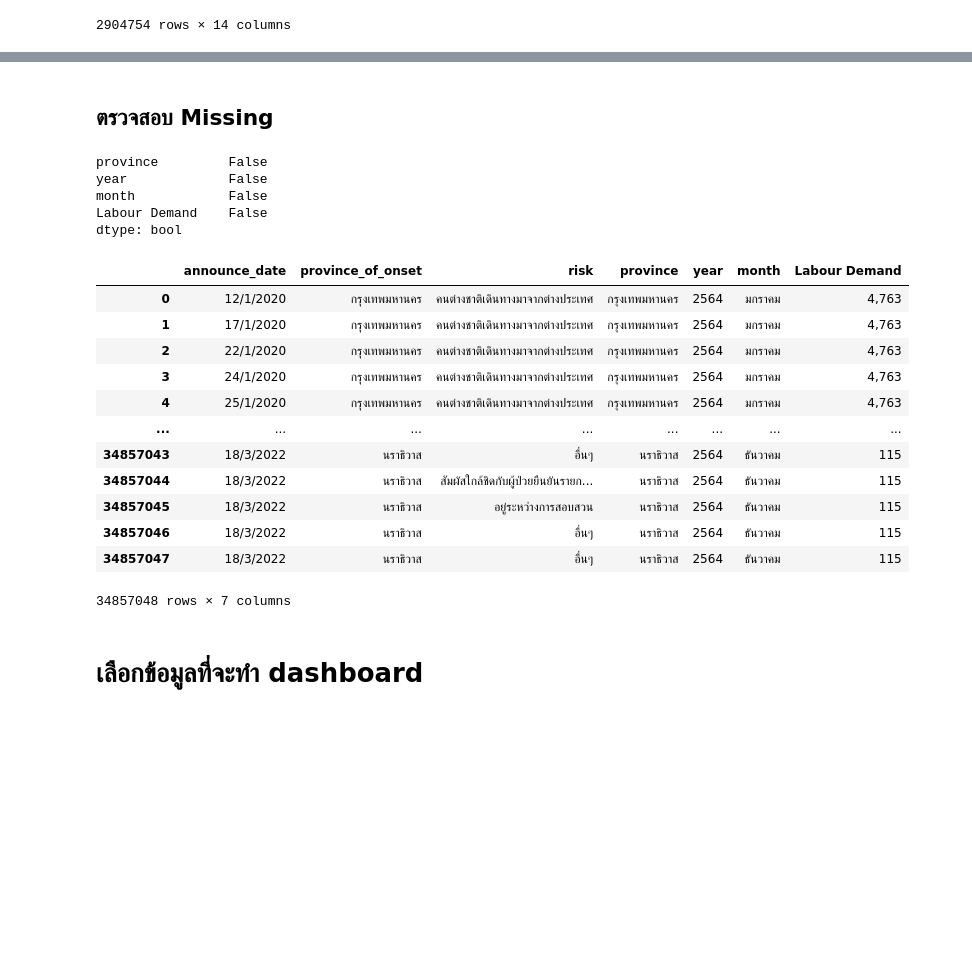
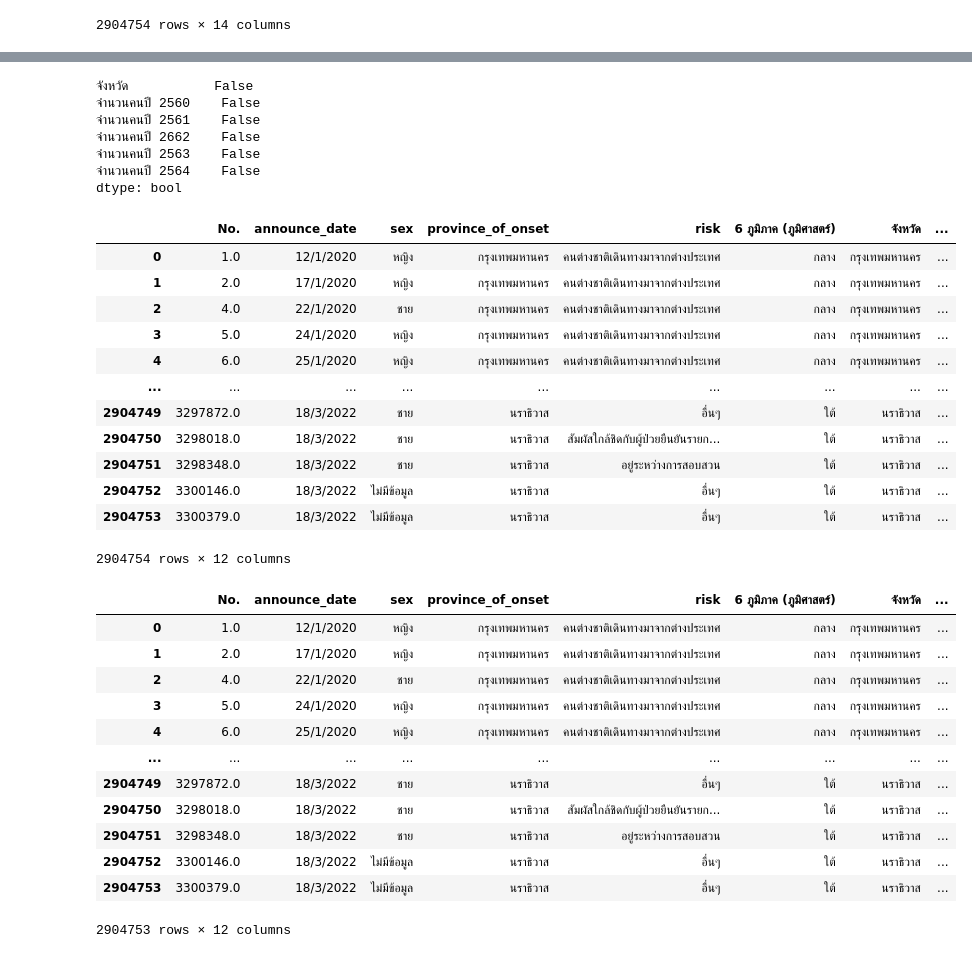
Before and after one commit to suphalaksana/data_viz_2022, a Jupyter notebook: Final_Project.ipynb, the cells around one changed output, grey strips where cells are left out. Drawn from its saved outputs; the diff is of its cells as text; code cells hidden in the pictures; blank space fills up the shorter version.

```diff
--- a/Final_Project.ipynb
+++ b/Final_Project.ipynb
@@ -507,0 +564,3 @@ case_pro
+# %%
+case_pro1=case_pro0.dropna()   #drop ค่า missing ออก
+case_pro1
@@ -508,4 +598,4 @@ case_pro
 # %%
-smaller_table = case_pro[['announce_date','province_of_onset','risk']]  #เลือกมาเฉพาะชื่อคอลัมน์ที่ต้องการ
+smaller_table = case_pro1[['No.','announce_date','sex','province_of_onset','risk','6 ภูมิภาค (ภูมิศาสตร์)']]  #เลือกมาเฉพาะชื่อคอลัมน์ที่ต้องการ จากตาราง case_pro1
 smaller_table
 # %% [output]
@@ -526,0 +629,2 @@ smaller_table
+# %%
+smaller_table['sex'].replace({'ช':'ชาย','ญ':'หญิง','นาย':'ชาย','ร.ต.ท.':'ไม่มีข้อมูล','หณิง':'หญิง','หห':'หญิง'}, inplace=True)
@@ -527,4 +640,4 @@ smaller_table
 # %%
-data_Labour = pd.read_csv(os.path.join(path, 'Labour Demand.csv'))
-data_Labour
+data_Labour1 = pd.read_csv(os.path.join(path,'sector_02_28_TH_.csv'))
+data_Labour1
 # %% [output]
@@ -544,27 +657,27 @@ data_Labour
-# %% [markdown]
-## ตรวจสอบ Missing
 # %%
-data_Labour.isnull().any()
+data_Labour1.isnull().any()
 # %% [output]
-province         False
-year             False
-month            False
-Labour Demand    False
+จังหวัด           False
+จำนวนคนปี 2560    False
+จำนวนคนปี 2561    False
+จำนวนคนปี 2662    False
+จำนวนคนปี 2563    False
+จำนวนคนปี 2564    False
 dtype: bool
 # %%
-case_pro22=  smaller_table.merge(data_Labour,how='right',left_on='province_of_onset',right_on = 'province')
-case_pro22
+covid1 = smaller_table.merge(data_Labour1,how='right',left_on='province_of_onset',right_on = 'จังหวัด') ###
+covid1
 # %% [output]
-|  | announce_date | province_of_onset | risk | province | year | month | Labour Demand |
-| 0 | 12/1/2020 | กรุงเทพมหานคร | คนต่างชาติเดินทางมาจากต่างประเทศ | กรุงเทพมหานคร | 2564 | มกราคม | 4,763 |
-| 1 | 17/1/2020 | กรุงเทพมหานคร | คนต่างชาติเดินทางมาจากต่างประเทศ | กรุงเทพมหานคร | 2564 | มกราคม | 4,763 |
-| 2 | 22/1/2020 | กรุงเทพมหานคร | คนต่างชาติเดินทางมาจากต่างประเทศ | กรุงเทพมหานคร | 2564 | มกราคม | 4,763 |
-| 3 | 24/1/2020 | กรุงเทพมหานคร | คนต่างชาติเดินทางมาจากต่างประเทศ | กรุงเทพมหานคร | 2564 | มกราคม | 4,763 |
-| 4 | 25/1/2020 | กรุงเทพมหานคร | คนต่างชาติเดินทางมาจากต่างประเทศ | กรุงเทพมหานคร | 2564 | มกราคม | 4,763 |
-| ... | ... | ... | ... | ... | ... | ... | ... |
-| 34857043 | 18/3/2022 | นราธิวาส | อื่นๆ | นราธิวาส | 2564 | ธันวาคม | 115 |
-| 34857044 | 18/3/2022 | นราธิวาส | สัมผัสใกล้ชิดกับผู้ป่วยยืนยันรายก... | นราธิวาส | 2564 | ธันวาคม | 115 |
-| 34857045 | 18/3/2022 | นราธิวาส | อยู่ระหว่างการสอบสวน | นราธิวาส | 2564 | ธันวาคม | 115 |
-| 34857046 | 18/3/2022 | นราธิวาส | อื่นๆ | นราธิวาส | 2564 | ธันวาคม | 115 |
-| 34857047 | 18/3/2022 | นราธิวาส | อื่นๆ | นราธิวาส | 2564 | ธันวาคม | 115 |
+|  | No. | announce_date | sex | province_of_onset | risk | 6 ภูมิภาค (ภูมิศาสตร์) | จังหวัด | ... |
+| 0 | 1.0 | 12/1/2020 | หญิง | กรุงเทพมหานคร | คนต่างชาติเดินทางมาจากต่างประเทศ | กลาง | กรุงเทพมหานคร | ... |
+| 1 | 2.0 | 17/1/2020 | หญิง | กรุงเทพมหานคร | คนต่างชาติเดินทางมาจากต่างประเทศ | กลาง | กรุงเทพมหานคร | ... |
+| 2 | 4.0 | 22/1/2020 | ชาย | กรุงเทพมหานคร | คนต่างชาติเดินทางมาจากต่างประเทศ | กลาง | กรุงเทพมหานคร | ... |
+| 3 | 5.0 | 24/1/2020 | หญิง | กรุงเทพมหานคร | คนต่างชาติเดินทางมาจากต่างประเทศ | กลาง | กรุงเทพมหานคร | ... |
+| 4 | 6.0 | 25/1/2020 | หญิง | กรุงเทพมหานคร | คนต่างชาติเดินทางมาจากต่างประเทศ | กลาง | กรุงเทพมหานคร | ... |
+| ... | ... | ... | ... | ... | ... | ... | ... | ... |
+| 2904749 | 3297872.0 | 18/3/2022 | ชาย | นราธิวาส | อื่นๆ | ใต้ | นราธิวาส | ... |
+| 2904750 | 3298018.0 | 18/3/2022 | ชาย | นราธิวาส | สัมผัสใกล้ชิดกับผู้ป่วยยืนยันรายก... | ใต้ | นราธิวาส | ... |
+| 2904751 | 3298348.0 | 18/3/2022 | ชาย | นราธิวาส | อยู่ระหว่างการสอบสวน | ใต้ | นราธิวาส | ... |
+| 2904752 | 3300146.0 | 18/3/2022 | ไม่มีข้อมูล | นราธิวาส | อื่นๆ | ใต้ | นราธิวาส | ... |
+| 2904753 | 3300379.0 | 18/3/2022 | ไม่มีข้อมูล | นราธิวาส | อื่นๆ | ใต้ | นราธิวาส | ... |
-34857048 rows × 7 columns
+2904754 rows × 12 columns
@@ -575,2 +684,17 @@ case_pro22
-# %% [markdown]
-# เลือกข้อมูลที่จะทำ dashboard
+# %%
+covid2= covid1.dropna()
+covid2
+# %% [output]
+|  | No. | announce_date | sex | province_of_onset | risk | 6 ภูมิภาค (ภูมิศาสตร์) | จังหวัด | ... |
+| 0 | 1.0 | 12/1/2020 | หญิง | กรุงเทพมหานคร | คนต่างชาติเดินทางมาจากต่างประเทศ | กลาง | กรุงเทพมหานคร | ... |
+| 1 | 2.0 | 17/1/2020 | หญิง | กรุงเทพมหานคร | คนต่างชาติเดินทางมาจากต่างประเทศ | กลาง | กรุงเทพมหานคร | ... |
+| 2 | 4.0 | 22/1/2020 | ชาย | กรุงเทพมหานคร | คนต่างชาติเดินทางมาจากต่างประเทศ | กลาง | กรุงเทพมหานคร | ... |
+| 3 | 5.0 | 24/1/2020 | หญิง | กรุงเทพมหานคร | คนต่างชาติเดินทางมาจากต่างประเทศ | กลาง | กรุงเทพมหานคร | ... |
+| 4 | 6.0 | 25/1/2020 | หญิง | กรุงเทพมหานคร | คนต่างชาติเดินทางมาจากต่างประเทศ | กลาง | กรุงเทพมหานคร | ... |
+| ... | ... | ... | ... | ... | ... | ... | ... | ... |
+| 2904749 | 3297872.0 | 18/3/2022 | ชาย | นราธิวาส | อื่นๆ | ใต้ | นราธิวาส | ... |
+| 2904750 | 3298018.0 | 18/3/2022 | ชาย | นราธิวาส | สัมผัสใกล้ชิดกับผู้ป่วยยืนยันรายก... | ใต้ | นราธิวาส | ... |
+| 2904751 | 3298348.0 | 18/3/2022 | ชาย | นราธิวาส | อยู่ระหว่างการสอบสวน | ใต้ | นราธิวาส | ... |
+| 2904752 | 3300146.0 | 18/3/2022 | ไม่มีข้อมูล | นราธิวาส | อื่นๆ | ใต้ | นราธิวาส | ... |
+| 2904753 | 3300379.0 | 18/3/2022 | ไม่มีข้อมูล | นราธิวาส | อื่นๆ | ใต้ | นราธิวาส | ... |
+2904753 rows × 12 columns
```
Also changed, not shown: parts of 33 cells of this notebook.
